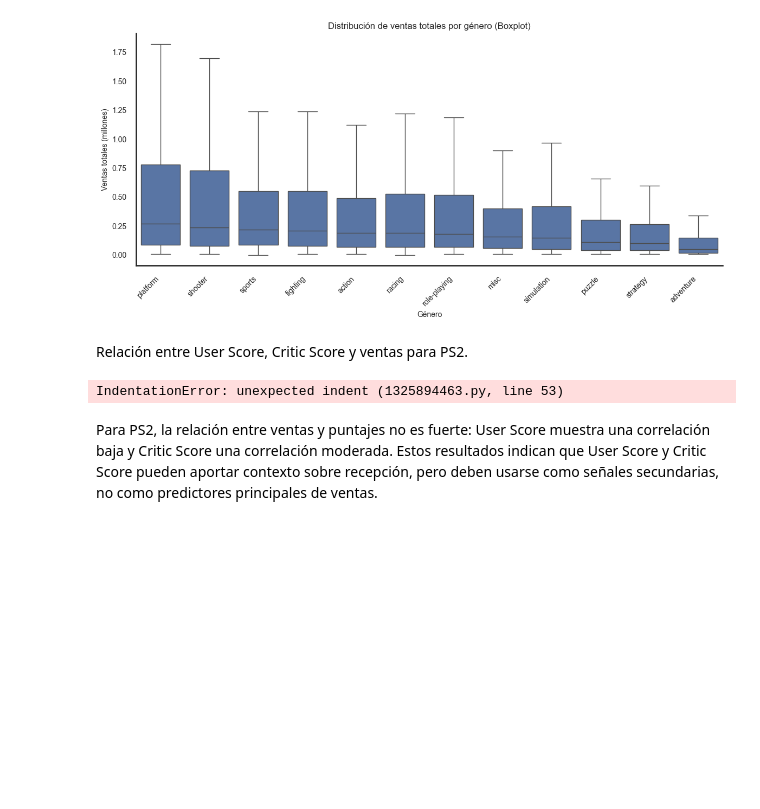
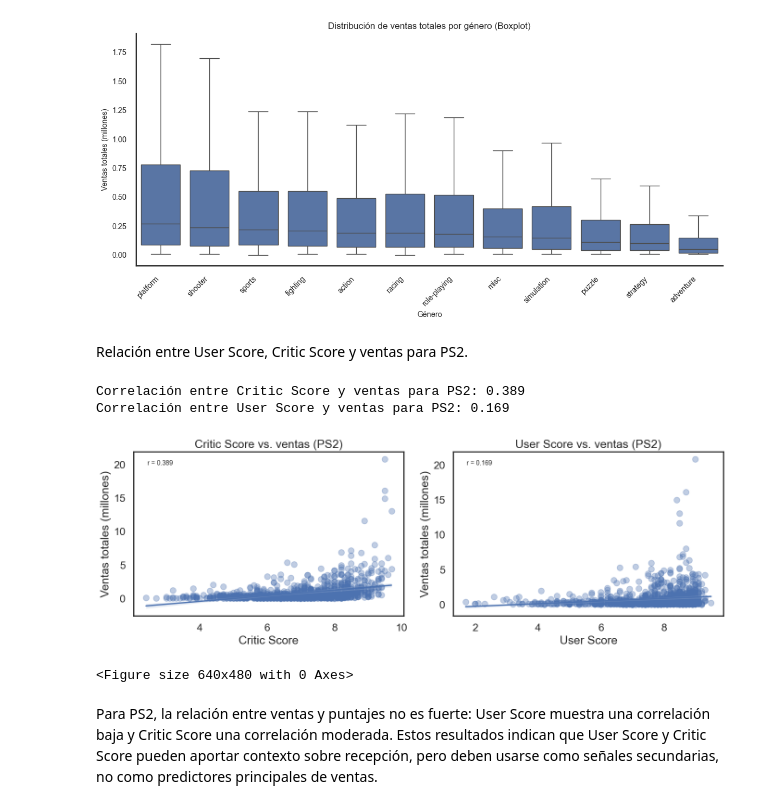
Before and after one commit to santiagoparada/ice-video-game-success-analysis, a Jupyter notebook: notebooks/ice_video_game_success_analysis.ipynb, the cells around one changed output. Cells and saved outputs as stored; diff of their text form; code cells hidden in the pictures; blank space fills up the shorter version.

Commit message:
Fix notebook execution error and final cleanup

```diff
--- a/notebooks/ice_video_game_success_analysis.ipynb
+++ b/notebooks/ice_video_game_success_analysis.ipynb
@@ -1201,36 +1201,38 @@ sns.regplot(
     scatter_kws={"alpha": 0.35},
     line_kws={"linewidth": 2},
     ax=ax1
 )
 
 ax1.set_title("Critic Score vs. ventas (PS2)")
 ax1.set_xlabel("Critic Score")
 ax1.set_ylabel("Ventas totales (millones)")
 ax1.text(0.05, 0.95, f"r = {critic_corr:.3f}", transform=ax1.transAxes, va="top", fontsize=10)
 
 sns.regplot(
     data=platform_scores,
     x="user_score",
     y="total_sales",
     scatter_kws={"alpha": 0.35},
     line_kws={"linewidth": 2},
     ax=ax2
 )
 
 ax2.set_title("User Score vs. ventas (PS2)")
 ax2.set_xlabel("User Score")
 ax2.set_ylabel("Ventas totales (millones)")
 ax2.text(0.05, 0.95, f"r = {user_corr:.3f}", transform=ax2.transAxes, va="top", fontsize=10)
 
 plt.tight_layout()
 plt.show()
-    fontsize=10
-)
+
 
 plt.tight_layout()
 plt.show()
 # %% [output]
-IndentationError: unexpected indent (1325894463.py, line 53)
+Correlación entre Critic Score y ventas para PS2: 0.389
+Correlación entre User Score y ventas para PS2: 0.169
+[figure, added]
+<Figure size 640x480 with 0 Axes>
 # %% [markdown]
 Para PS2, la relación entre ventas y puntajes no es fuerte: User Score muestra una correlación baja y Critic Score una correlación moderada. Estos resultados indican que User Score y Critic Score pueden aportar contexto sobre recepción, pero deben usarse como señales secundarias, no como predictores principales de ventas.
 # %%
```
